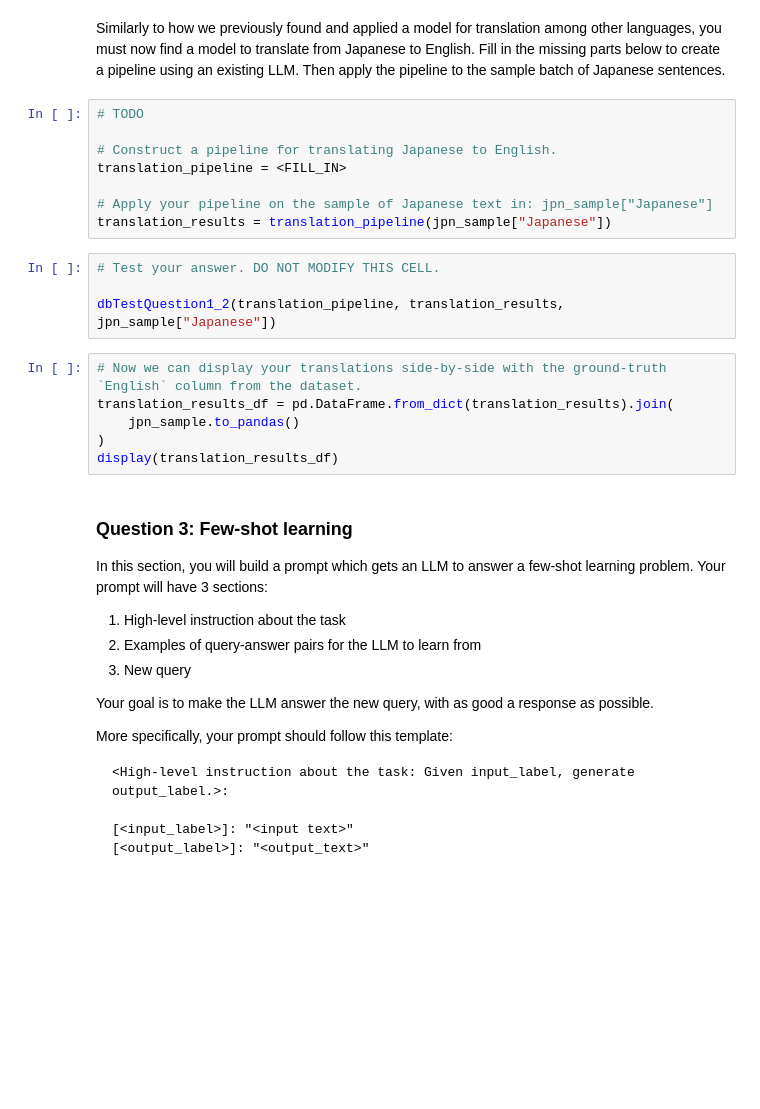
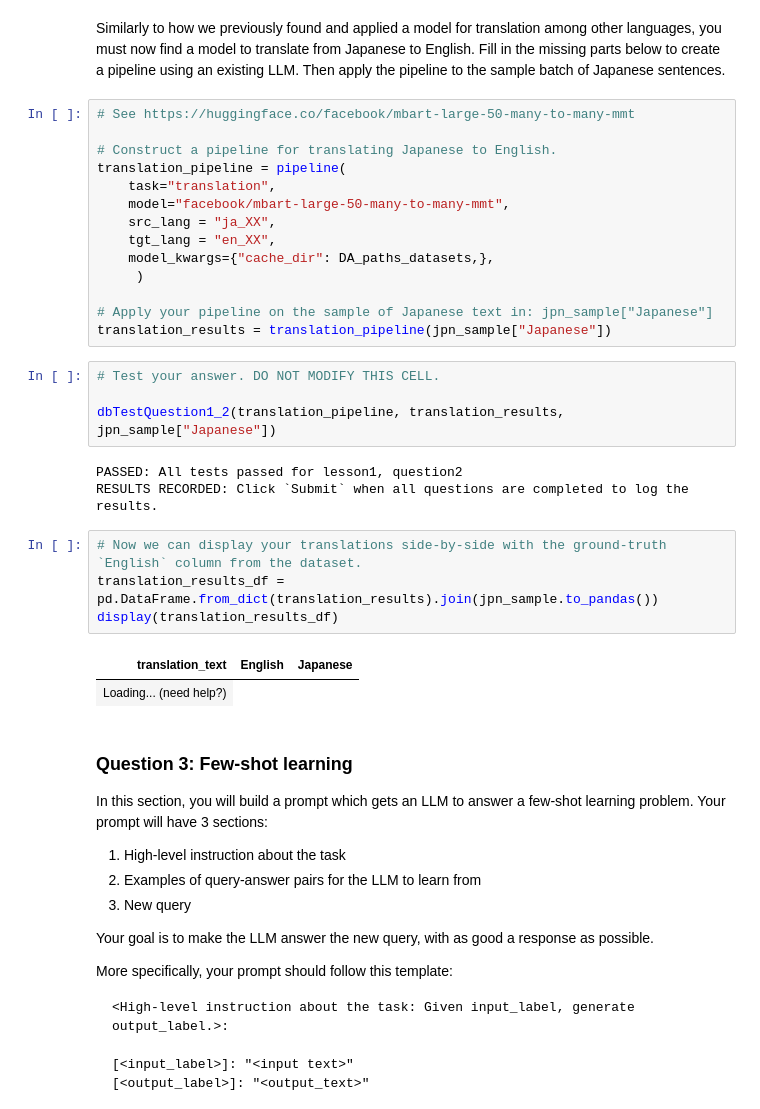
Before and after one commit to Mjboothaus/large-language-models-da, a Jupyter notebook: notebooks/LLM 01L - LLMs with Hugging Face Lab.ipynb, the cells around one changed output. Cells and saved outputs as stored; diff of their text form; blank space fills up the shorter version.

```diff
--- a/notebooks/LLM 01L - LLMs with Hugging Face Lab.ipynb
+++ b/notebooks/LLM 01L - LLMs with Hugging Face Lab.ipynb
@@ -117,10 +175,16 @@ display(jpn_sample.to_pandas())
 # %% [markdown]
 Similarly to how we previously found and applied a model for translation among other languages, you must now find a model to translate from Japanese to English.  Fill in the missing parts below to create a pipeline using an existing LLM.  Then apply the pipeline to the sample batch of Japanese sentences.
 # %%
-# TODO
+# See https://huggingface.co/facebook/mbart-large-50-many-to-many-mmt
 
 # Construct a pipeline for translating Japanese to English.
-translation_pipeline = <FILL_IN>
+translation_pipeline = pipeline(
+    task="translation",
+    model="facebook/mbart-large-50-many-to-many-mmt",
+    src_lang = "ja_XX",
+    tgt_lang = "en_XX",
+    model_kwargs={"cache_dir": DA_paths_datasets,},
+     )
 
 # Apply your pipeline on the sample of Japanese text in: jpn_sample["Japanese"]
 translation_results = translation_pipeline(jpn_sample["Japanese"])
@@ -128,12 +192,16 @@ translation_results = translation_pipeline(jpn_sample["Japanese"])
 # Test your answer. DO NOT MODIFY THIS CELL.
 
 dbTestQuestion1_2(translation_pipeline, translation_results, jpn_sample["Japanese"])
+# %% [output]
+PASSED: All tests passed for lesson1, question2
+RESULTS RECORDED: Click `Submit` when all questions are completed to log the results.
 # %%
 # Now we can display your translations side-by-side with the ground-truth `English` column from the dataset.
-translation_results_df = pd.DataFrame.from_dict(translation_results).join(
-    jpn_sample.to_pandas()
-)
+translation_results_df = pd.DataFrame.from_dict(translation_results).join(jpn_sample.to_pandas())
 display(translation_results_df)
+# %% [output]
+| translation_text | English | Japanese |
+| Loading... (need help?) |
 # %% [markdown]
 ### Question 3: Few-shot learning
 
```
Also changed, not shown: parts of 24 cells of this notebook, 12 other files.
